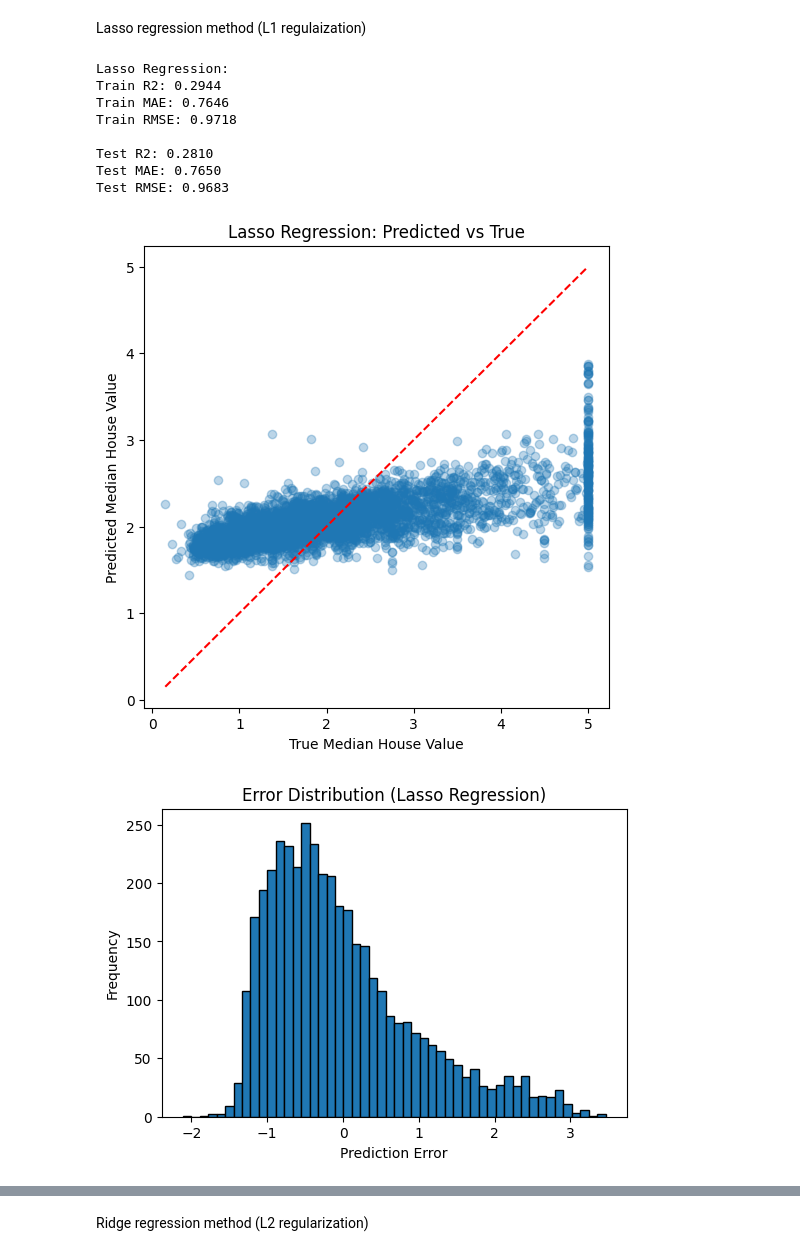
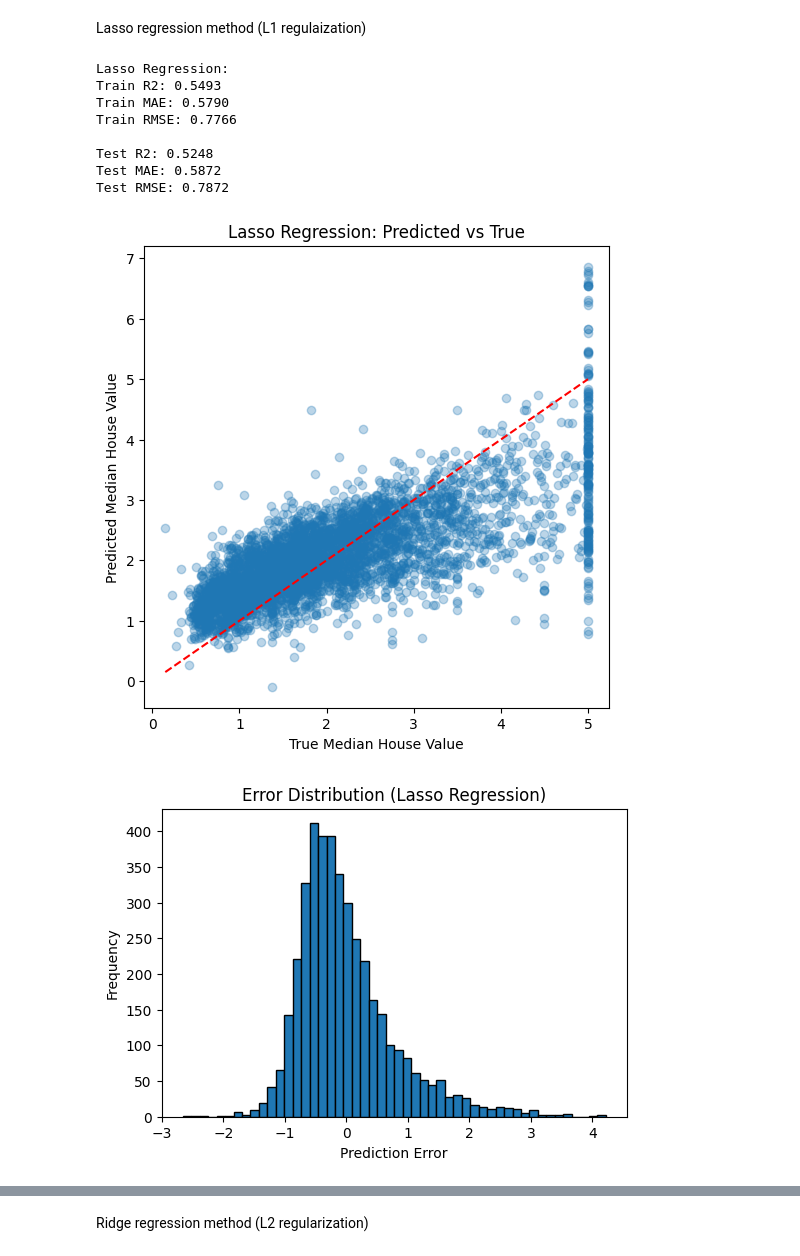
Before and after one commit to deskk/MIS_project1, a Jupyter notebook: project1.ipynb, the cells around one changed output, grey strips where cells are left out. Drawn from its saved outputs; the diff is of its cells as text; code cells hidden in the pictures.

```diff
--- a/project1.ipynb
+++ b/project1.ipynb
@@ -173,17 +173,18 @@ def other_regressions(model, X_train, y_train, X_test, y_test, model_name="Model
 # %% [markdown]
 Lasso regression method (L1 regulaization)
 # %%
-lasso = Lasso()
+# lasso = Lasso()
+lasso = Lasso(alpha=0.1)
 lasso_results = other_regressions(lasso, X_train, y_train, X_test, y_test, "Lasso Regression")
 # %% [output]
 Lasso Regression:
-Train R2: 0.2944
-Train MAE: 0.7646
-Train RMSE: 0.9718
+Train R2: 0.5493
+Train MAE: 0.5790
+Train RMSE: 0.7766
 
-Test R2: 0.2810
-Test MAE: 0.7650
-Test RMSE: 0.9683
+Test R2: 0.5248
+Test MAE: 0.5872
+Test RMSE: 0.7872
-[figure, old version]
+[figure, new version]
-[figure, old version]
+[figure, new version]
       Feature  Coefficient
```
Also changed, not shown: parts of 4 cells of this notebook.
